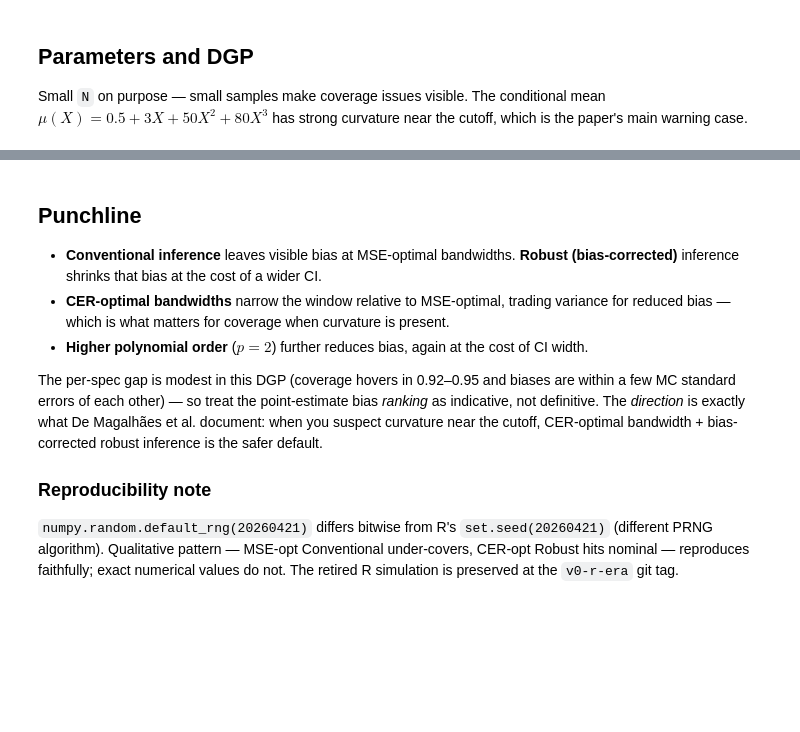
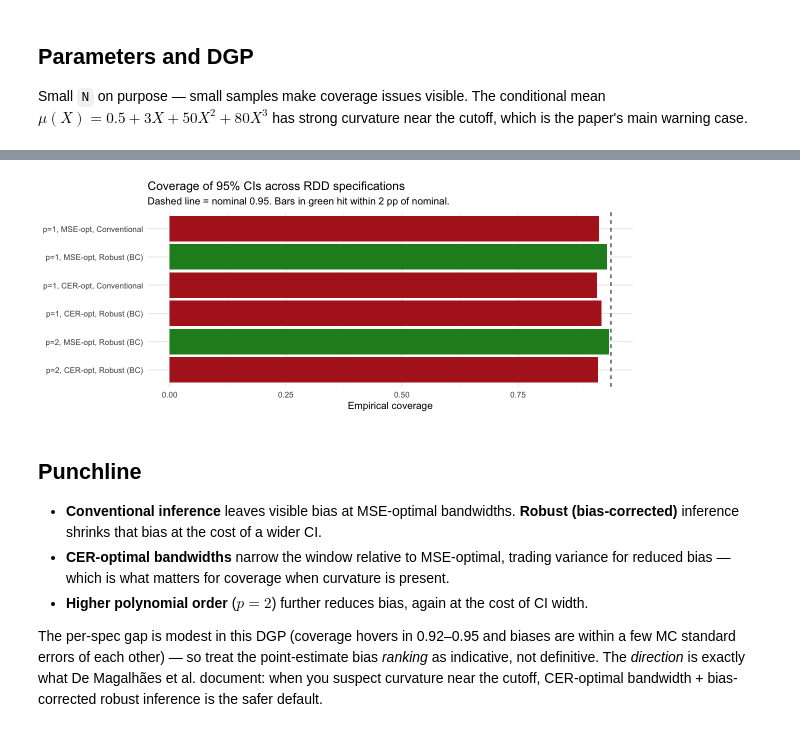
Before and after one commit to afrtrivi1120/causal-inference-papers-explainer, a Jupyter notebook: papers/rdd/03-demagalhaes-et-al-rdd-close-elections/simulation.ipynb, the cells around one changed output, grey strips where cells are left out. Saved outputs shown, nothing was run; the diff lists cells and outputs as text; code cells hidden in the pictures; blank space fills up the shorter version.

```diff
--- a/papers/rdd/03-demagalhaes-et-al-rdd-close-elections/simulation.ipynb
+++ b/papers/rdd/03-demagalhaes-et-al-rdd-close-elections/simulation.ipynb
@@ -252,3 +201,22 @@ plt.show()
+# %%
+options(repr.plot.width = 10, repr.plot.height = 4)
+
+summary_tbl |>
+  mutate(
+    specification = factor(specification, levels = rev(summary_tbl$specification))
+  ) |>
+  ggplot(aes(x = coverage, y = specification, fill = coverage >= 0.93)) +
+  geom_col() +
+  geom_vline(xintercept = 0.95, linetype = 'dashed') +
+  scale_fill_manual(values = c(`FALSE` = 'firebrick', `TRUE` = 'forestgreen'), guide = 'none') +
+  labs(
+    title = 'Coverage of 95% CIs across RDD specifications',
+    subtitle = 'Dashed line = nominal 0.95. Bars in green hit within 2 pp of nominal.',
+    x = 'Empirical coverage', y = NULL
+  ) +
+  theme_minimal(base_size = 12)
+# %% [output]
+[figure, added]
 # %% [markdown]
 ## Punchline
 
@@ -257,7 +225,3 @@ plt.show()
 - **Higher polynomial order** ($p = 2$) further reduces bias, again at the cost of CI width.
 
 The per-spec gap is modest in this DGP (coverage hovers in 0.92–0.95 and biases are within a few MC standard errors of each other) — so treat the point-estimate bias *ranking* as indicative, not definitive. The *direction* is exactly what De Magalhães et al. document: when you suspect curvature near the cutoff, CER-optimal bandwidth + bias-corrected robust inference is the safer default.
-
-### Reproducibility note
-
-`numpy.random.default_rng(20260421)` differs bitwise from R's `set.seed(20260421)` (different PRNG algorithm). Qualitative pattern — MSE-opt Conventional under-covers, CER-opt Robust hits nominal — reproduces faithfully; exact numerical values do not. The retired R simulation is preserved at the `v0-r-era` git tag.
```
Also changed, not shown: parts of 17 cells of this notebook, 2 other files.
